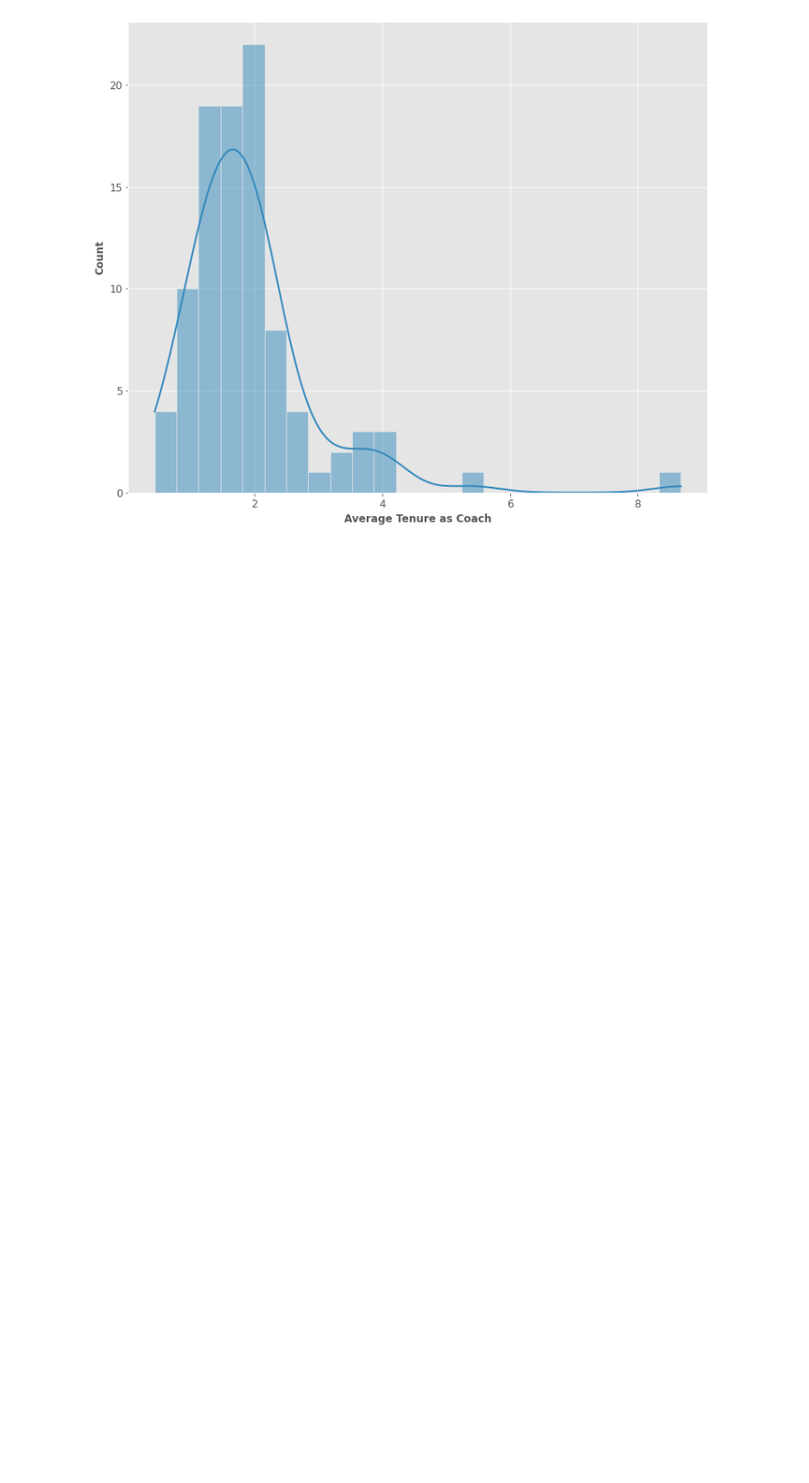
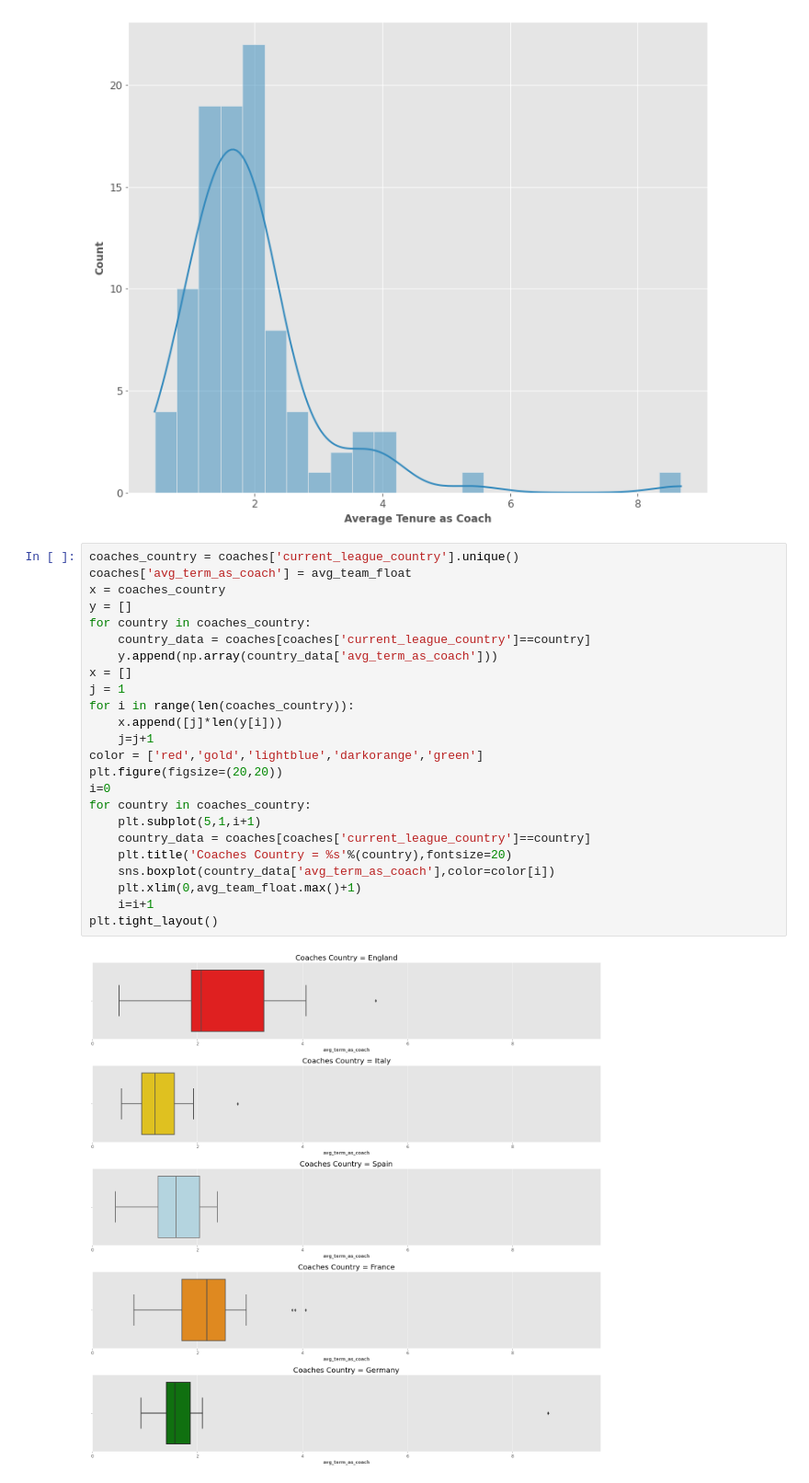
Before and after one commit to hatchdavid1/sports_data, a Jupyter notebook: coach_analysis.ipynb, the cells around one changed output. Shown: that part at 92% size. Saved outputs shown, nothing was run; the diff lists cells and outputs as text; blank space fills up the shorter version.

```diff
--- a/coach_analysis.ipynb
+++ b/coach_analysis.ipynb
@@ -133,3 +133,29 @@ plt.xlabel('Average Tenure as Coach')
 # %% [output]
 Text(0.5, 0, 'Average Tenure as Coach')
 [figure]
+# %%
+coaches_country = coaches['current_league_country'].unique()
+coaches['avg_term_as_coach'] = avg_team_float
+x = coaches_country
+y = []
+for country in coaches_country:
+    country_data = coaches[coaches['current_league_country']==country]
+    y.append(np.array(country_data['avg_term_as_coach']))
+x = []
+j = 1
+for i in range(len(coaches_country)):
+    x.append([j]*len(y[i]))
+    j=j+1
+color = ['red','gold','lightblue','darkorange','green']
+plt.figure(figsize=(20,20))
+i=0
+for country in coaches_country:
+    plt.subplot(5,1,i+1)
+    country_data = coaches[coaches['current_league_country']==country]
+    plt.title('Coaches Country = %s'%(country),fontsize=20)
+    sns.boxplot(country_data['avg_term_as_coach'],color=color[i])
+    plt.xlim(0,avg_team_float.max()+1)
+    i=i+1
+plt.tight_layout()
+# %% [output]
+[figure, added]
```
Also changed, not shown: parts of 4 cells of this notebook.
